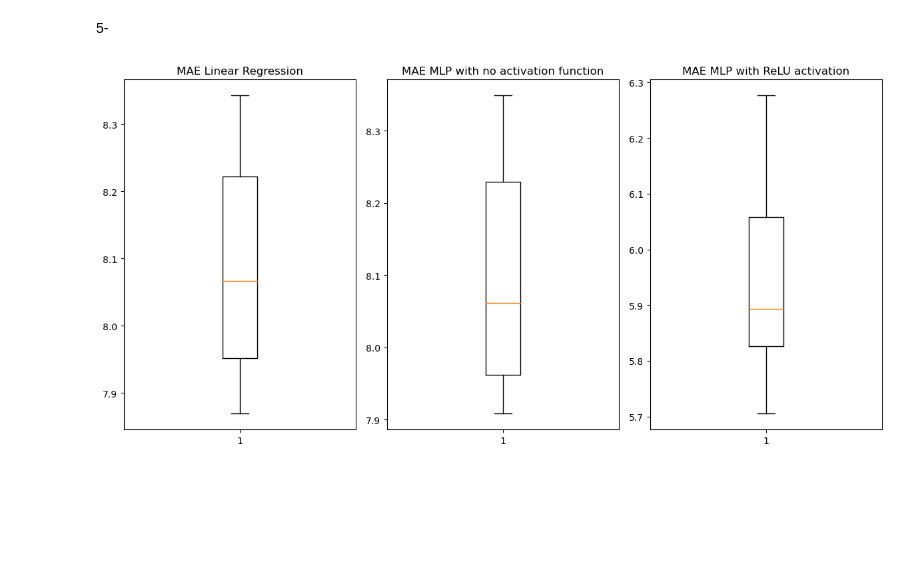
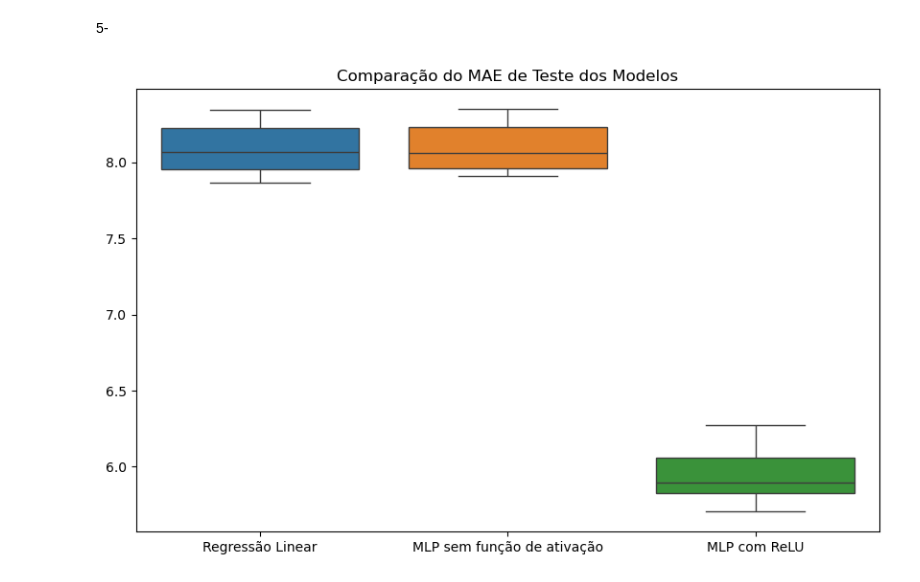
Before and after one commit to tiago-gsantos/ist-apren-proj3, a Jupyter notebook: programming.ipynb, the cells around one changed output. Cells and saved outputs as stored; diff of their text form; code cells hidden in the pictures; blank space fills up the shorter version.

```diff
--- a/programming.ipynb
+++ b/programming.ipynb
@@ -11,6 +11,7 @@ from sklearn.linear_model import LinearRegression
 from sklearn.neural_network import MLPRegressor
 from sklearn.metrics import mean_absolute_error as MAE
 import matplotlib.pyplot as plt
+import seaborn as sns
 import warnings
 
 warnings.filterwarnings("ignore")
@@ -20,46 +21,38 @@ data = pd.read_csv('parkinsons.csv')
 # Separar features do target
 X = data.drop(columns=['target'])
 y = data['target']
 
 # MAE's de cada modelo
 mae_linear = []
 mae_mlp_noAct = []
 mae_mlp_relu = []
 
 for i in range(1, 11):
     X_train, X_test, y_train, y_test = train_test_split(X, y, test_size=0.2, random_state=i)
 
     #Modelo de Regressão Linear
     linear_reg = LinearRegression().fit(X_train, y_train)
     mae_linear.append(MAE(y_test, linear_reg.predict(X_test)))
 
     #Regressor MLP sem funções de ativação
     mlp_noAct_reg = MLPRegressor(hidden_layer_sizes=(10, 10),
                                  activation='identity',
                                  random_state=0).fit(X_train, y_train)
     mae_mlp_noAct.append(MAE(y_test, mlp_noAct_reg.predict(X_test)))
 
     #Regressor MLP com funções de ativação ReLU
     mlp_relu_reg = MLPRegressor(hidden_layer_sizes=(10, 10),
                                 activation='relu',
                                 random_state=0).fit(X_train, y_train)
     mae_mlp_relu.append(MAE(y_test, mlp_relu_reg.predict(X_test)))
 
-
-fig, axs = plt.subplots(1, 3, figsize=(12,6))
-
-axs[0].boxplot(mae_linear)
-axs[0].set_title('MAE Linear Regression')
-
-axs[1].boxplot(mae_mlp_noAct)
-axs[1].set_title('MAE MLP with no activation function')
-
-axs[2].boxplot(mae_mlp_relu)
-axs[2].set_title('MAE MLP with ReLU activation')
-
-plt.tight_layout()
+plt.figure(figsize=(10,6))
+sns.boxplot(data=[mae_linear, mae_mlp_noAct, mae_mlp_relu])
+plt.title('Comparação do MAE de Teste dos Modelos')
+plt.xticks([0, 1, 2], ['Regressão Linear', 'MLP sem função de ativação', 'MLP com ReLU'])
+plt.ylabel('')
 plt.show()
 # %% [output]
-[figure, old version]
+[figure, new version]
 # %%
 from sklearn.model_selection import GridSearchCV
```
Also changed, not shown: parts of 3 cells of this notebook, 1 other file.
